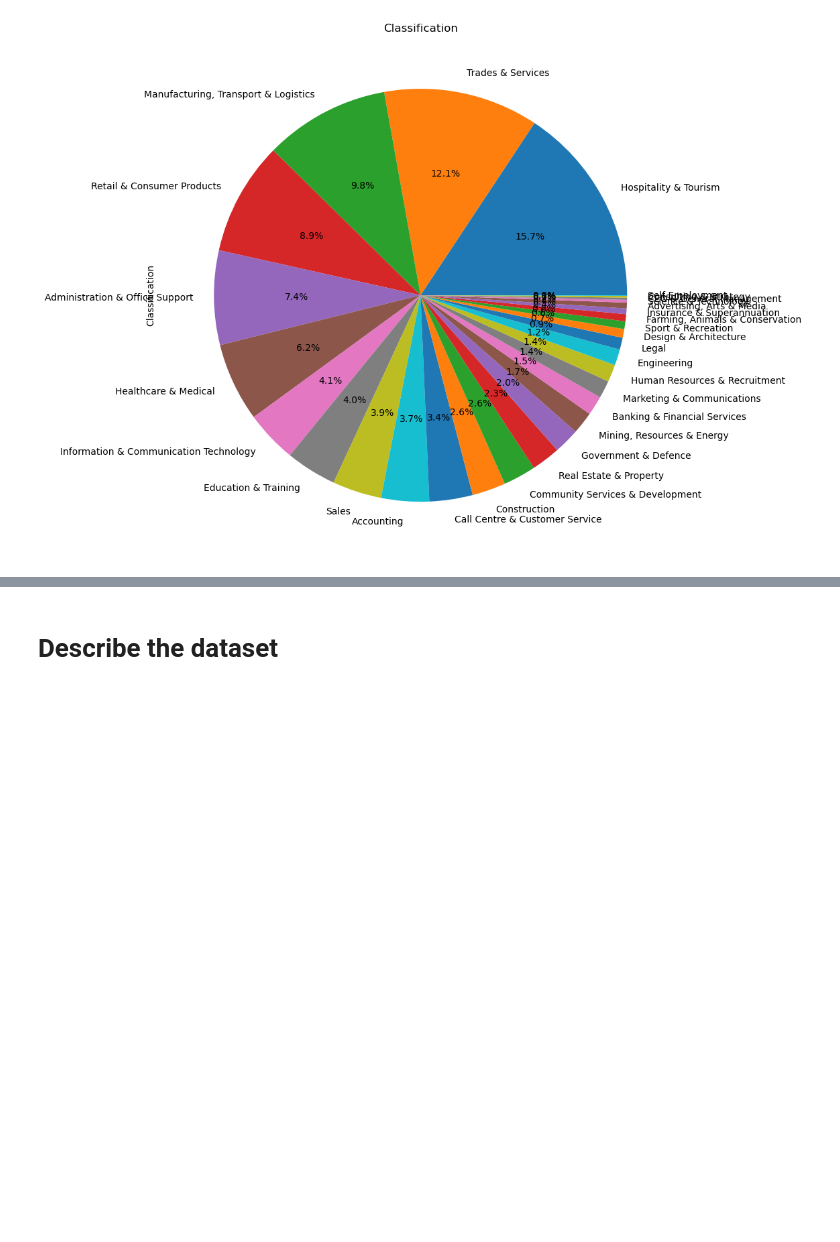
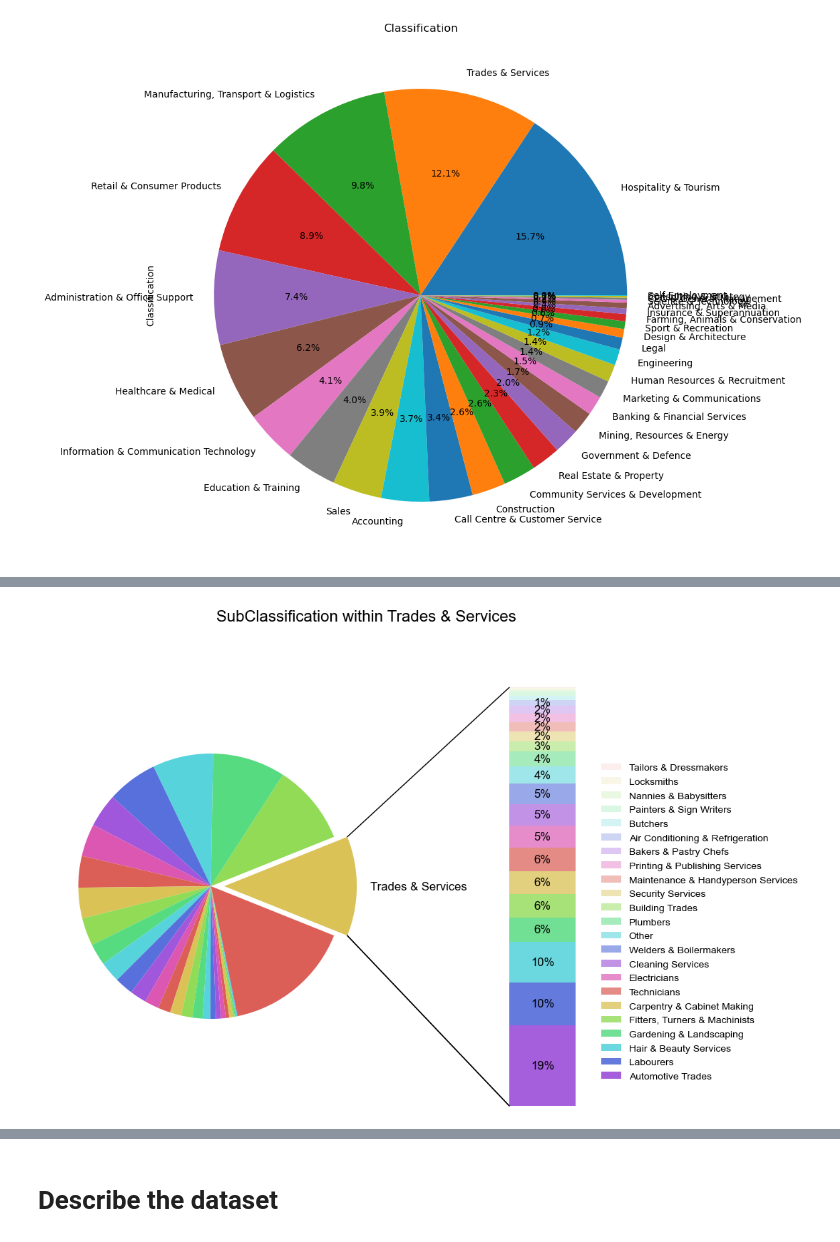
Before and after one commit to ToddNCooper/DataAnalyticsAssignment, a Jupyter notebook: rough_start.ipynb, the cells around one changed output, grey strips where cells are left out. Drawn from its saved outputs; the diff is of its cells as text; code cells hidden in the pictures; blank space fills up the shorter version.

```diff
--- a/rough_start.ipynb
+++ b/rough_start.ipynb
@@ -310,0 +421,4 @@ plt.show()
+# %%
+plot_bar_of_pie(df, 'Classification', 'Trades & Services', 'SubClassification', 'hls')
+# %% [output]
+[figure, added]
```
Also changed, not shown: parts of 6 cells of this notebook.
